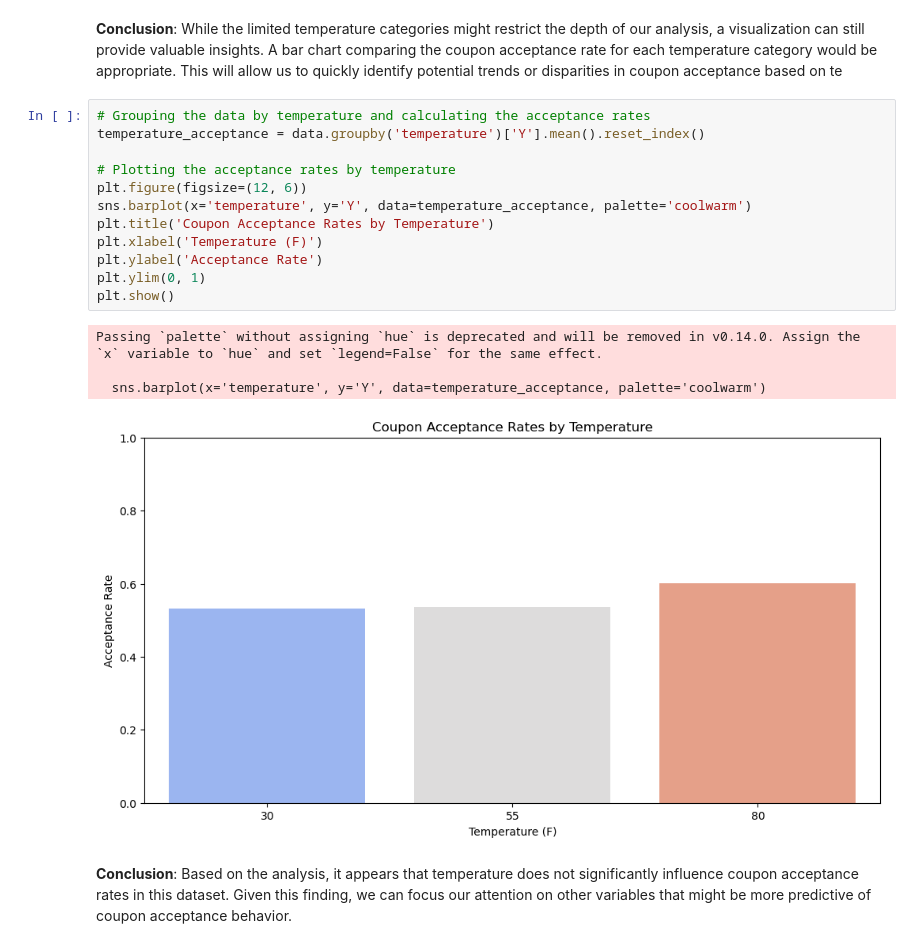
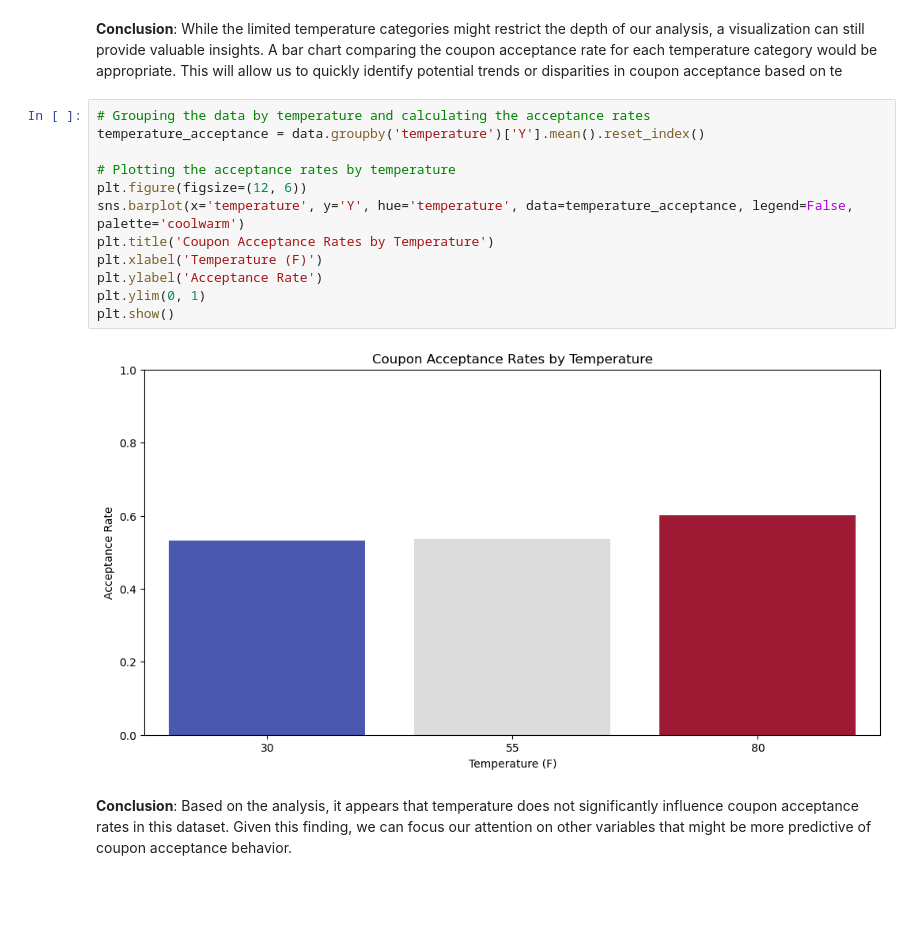
Before and after one commit to RSellathurai/MLAI-MOD5-PAA-01, a Jupyter notebook: prompt.ipynb, the cells around one changed output. Cells and saved outputs as stored; diff of their text form; blank space fills up the shorter version.

```diff
--- a/prompt.ipynb
+++ b/prompt.ipynb
@@ -176,20 +173,17 @@ A bar chart comparing the coupon acceptance rate for each temperature category w
 # %%
 # Grouping the data by temperature and calculating the acceptance rates
 temperature_acceptance = data.groupby('temperature')['Y'].mean().reset_index()
 
 # Plotting the acceptance rates by temperature
 plt.figure(figsize=(12, 6))
-sns.barplot(x='temperature', y='Y', data=temperature_acceptance, palette='coolwarm')
+sns.barplot(x='temperature', y='Y', hue='temperature', data=temperature_acceptance, legend=False, palette='coolwarm')
 plt.title('Coupon Acceptance Rates by Temperature')
 plt.xlabel('Temperature (F)')
 plt.ylabel('Acceptance Rate')
 plt.ylim(0, 1)
 plt.show()
 # %% [output]
-Passing `palette` without assigning `hue` is deprecated and will be removed in v0.14.0. Assign the `x` variable to `hue` and set `legend=False` for the same effect.
-
-  sns.barplot(x='temperature', y='Y', data=temperature_acceptance, palette='coolwarm')
-[figure, old version]
+[figure, new version]
 # %% [markdown]
 **Conclusion**:
 Based on the analysis, it appears that temperature does not significantly influence coupon acceptance rates in this dataset.
```
Also changed, not shown: parts of 6 cells of this notebook.
